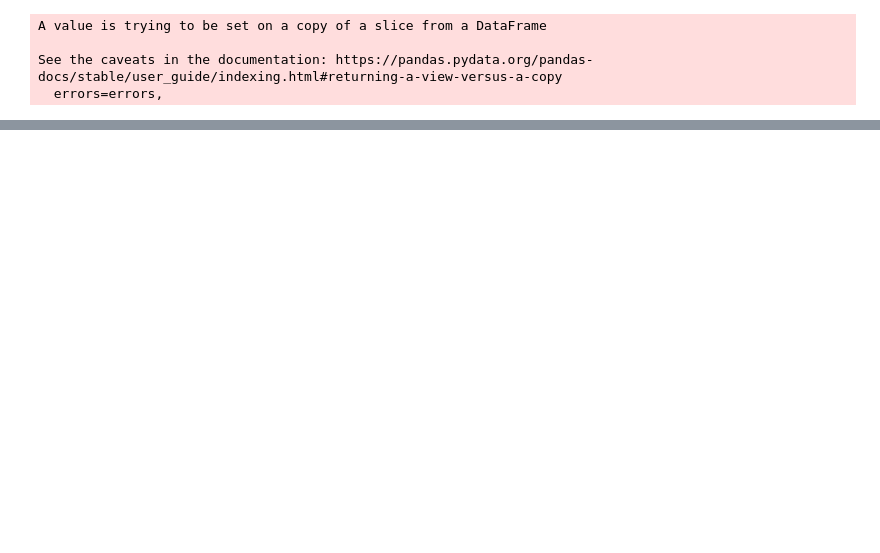
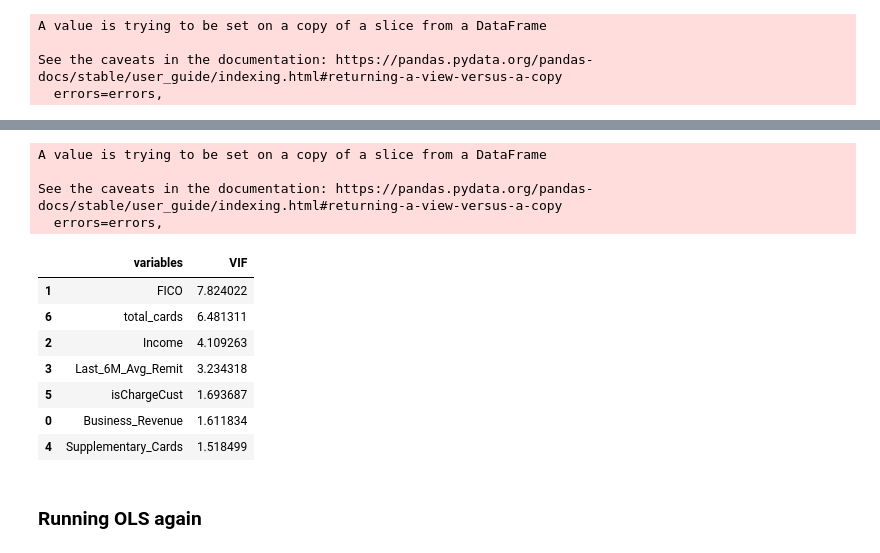
Before and after one commit to lalit-kumr/dsp_case_study, a Jupyter notebook: Assesment_case_study.ipynb, the cells around one changed output, grey strips where cells are left out. Cells and saved outputs as stored; diff of their text form; code cells hidden in the pictures; blank space fills up the shorter version.

```diff
--- a/Assesment_case_study.ipynb
+++ b/Assesment_case_study.ipynb
@@ -370,0 +391,25 @@ See the caveats in the documentation: https://pandas.pydata.org/pandas-docs/stab
+# %%
+#dropping 'preavgremit1_3_all' and 'Lending_AR_pct_in_last_6M'
+
+df_x.drop(labels=['preavgremit1_3_all'],axis=1,inplace=True)
+
+
+
+#running vif again
+vif_results = calc_vif(X)
+vif_results.sort_values(by='VIF',ascending=False)
+# %% [output]
+A value is trying to be set on a copy of a slice from a DataFrame
+
+See the caveats in the documentation: https://pandas.pydata.org/pandas-docs/stable/user_guide/indexing.html#returning-a-view-versus-a-copy
+  errors=errors,
+|  | variables | VIF |
+| 1 | FICO | 7.824022 |
+| 6 | total_cards | 6.481311 |
+| 2 | Income | 4.109263 |
+| 3 | Last_6M_Avg_Remit | 3.234318 |
+| 5 | isChargeCust | 1.693687 |
+| 0 | Business_Revenue | 1.611834 |
+| 4 | Supplementary_Cards | 1.518499 |
+# %% [markdown]
+### Running OLS again
```
Also changed, not shown: parts of 23 cells of this notebook.
